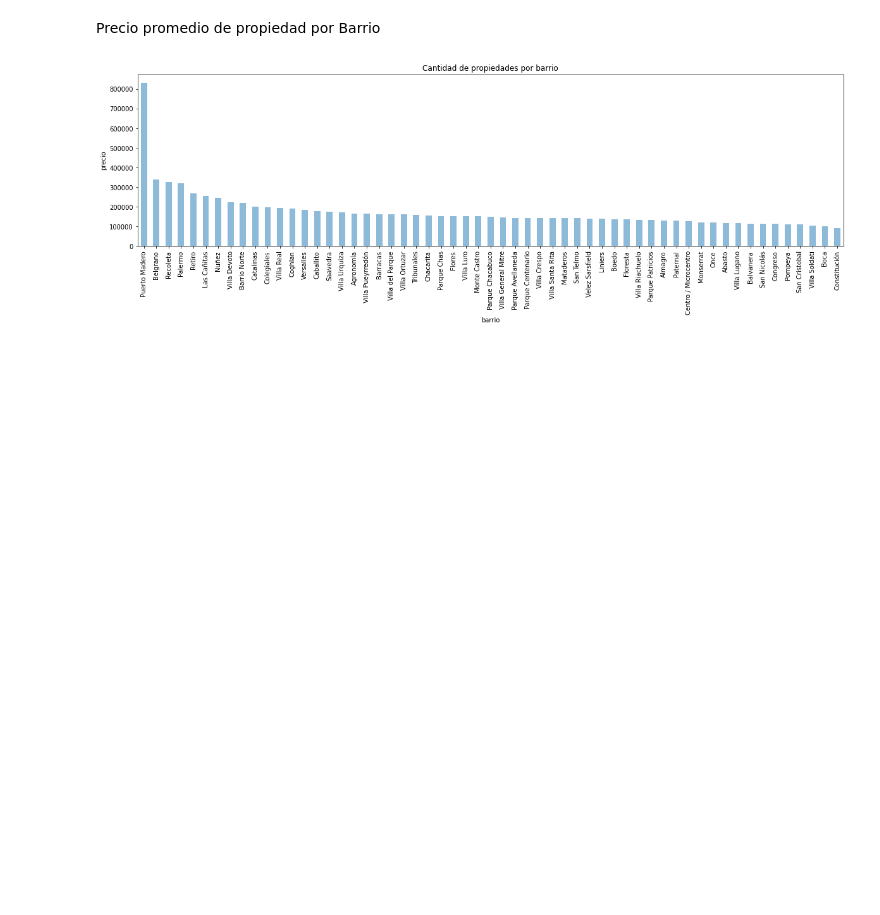
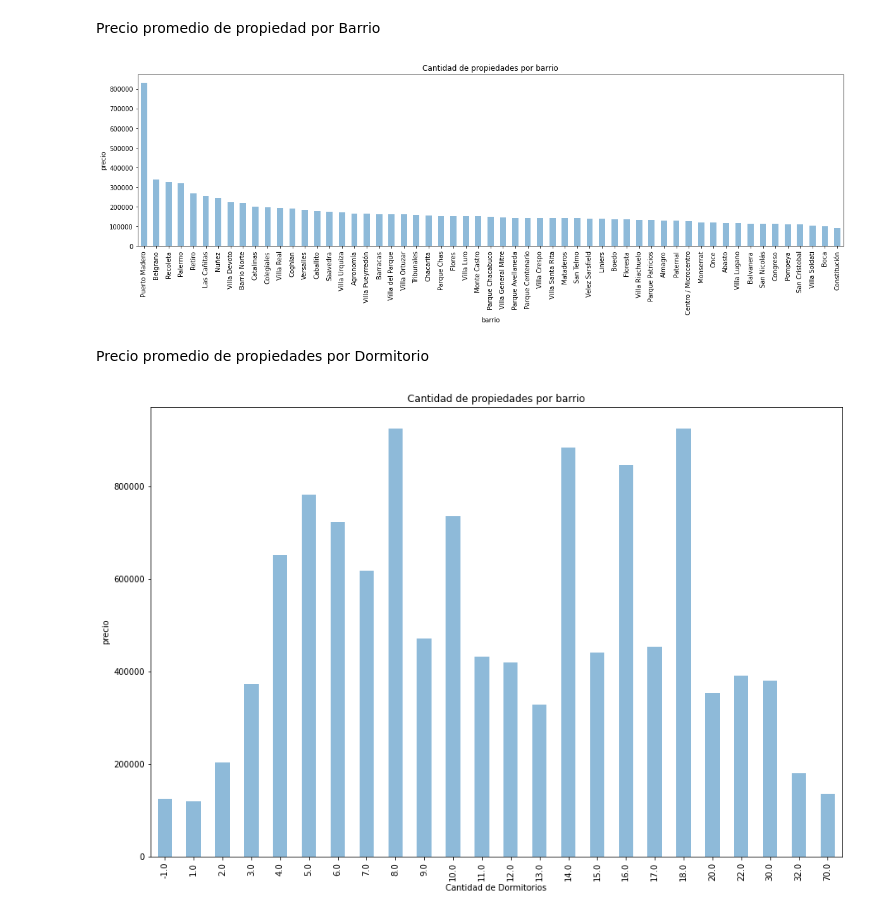
Before and after one commit to Fanusaez/7506R-2C2022-GRUPO13, a Jupyter notebook: 7506R_TP1_GRUPO13_ENTREGA.ipynb, the cells around one changed output. Cells and saved outputs as stored; diff of their text form; code cells hidden in the pictures; blank space fills up the shorter version.

```diff
--- a/7506R_TP1_GRUPO13_ENTREGA.ipynb
+++ b/7506R_TP1_GRUPO13_ENTREGA.ipynb
@@ -242,3 +242,11 @@ ds_precio_prom = ds_precio_prom.groupby(["place_l3"])["property_price"].mean().s
 grf_ds=ds_precio_prom.plot.bar(alpha=0.5 , title="Cantidad de propiedades por barrio" , xlabel="barrio" , ylabel="precio", figsize=(20,5))
 # %% [output]
 [figure]
+# %% [markdown]
+Precio promedio de propiedades por Dormitorio
+# %%
+ds_precio_por_dorm = ds_exploracion.copy()
+ds_precio_por_dorm = ds_precio_por_dorm.groupby("property_bedrooms")["property_price"].mean()
+grf_ds=ds_precio_por_dorm.plot.bar(alpha=0.5 , title="Cantidad de propiedades por barrio" , xlabel="Cantidad de Dormitorios" , ylabel="precio", figsize=(15,10))
+# %% [output]
+[figure, added]
```
Also changed, not shown: parts of 2 cells of this notebook.
